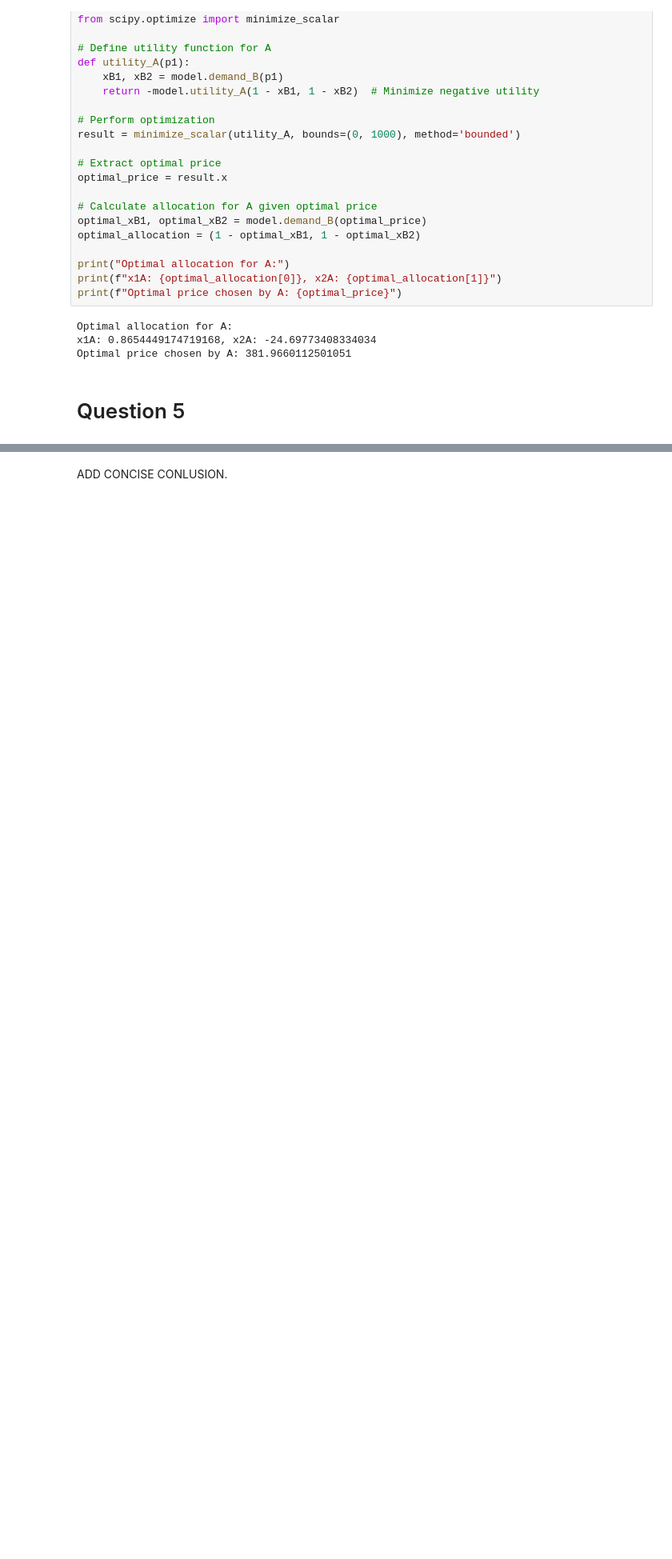
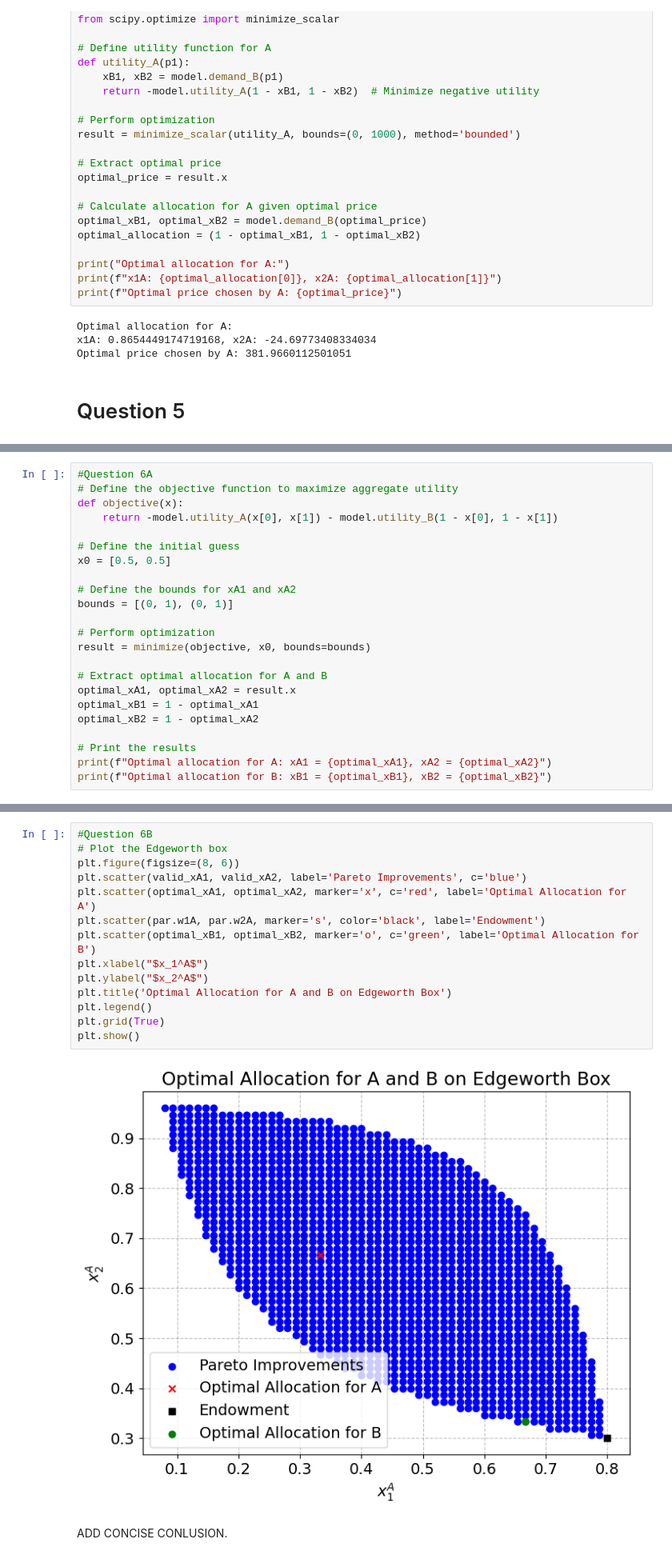
Before and after one commit to NumEconCopenhagen/projects-2024-sarah-og-pernille, a Jupyter notebook: inauguralproject/inauguralproject.ipynb, the cells around one changed output, grey strips where cells are left out. Shown at 80% size. Saved outputs shown, nothing was run; the diff lists cells and outputs as text; blank space fills up the shorter version.

```diff
--- a/inauguralproject/inauguralproject.ipynb
+++ b/inauguralproject/inauguralproject.ipynb
@@ -300,0 +302,23 @@ Utility for A: 0.4808224869622358
+# %%
+#Question 6A
+# Define the objective function to maximize aggregate utility
+def objective(x):
+    return -model.utility_A(x[0], x[1]) - model.utility_B(1 - x[0], 1 - x[1])
+
+# Define the initial guess
+x0 = [0.5, 0.5]
+
+# Define the bounds for xA1 and xA2
+bounds = [(0, 1), (0, 1)]
+
+# Perform optimization
+result = minimize(objective, x0, bounds=bounds)
+
+# Extract optimal allocation for A and B
+optimal_xA1, optimal_xA2 = result.x
+optimal_xB1 = 1 - optimal_xA1
+optimal_xB2 = 1 - optimal_xA2
+
+# Print the results
+print(f"Optimal allocation for A: xA1 = {optimal_xA1}, xA2 = {optimal_xA2}")
+print(f"Optimal allocation for B: xB1 = {optimal_xB1}, xB2 = {optimal_xB2}")
@@ -301,2 +328,18 @@ Utility for A: 0.4808224869622358
+# %%
+#Question 6B
+# Plot the Edgeworth box
+plt.figure(figsize=(8, 6))
+plt.scatter(valid_xA1, valid_xA2, label='Pareto Improvements', c='blue')
+plt.scatter(optimal_xA1, optimal_xA2, marker='x', c='red', label='Optimal Allocation for A')
+plt.scatter(par.w1A, par.w2A, marker='s', color='black', label='Endowment')
+plt.scatter(optimal_xB1, optimal_xB2, marker='o', c='green', label='Optimal Allocation for B')
+plt.xlabel("$x_1^A$")
+plt.ylabel("$x_2^A$")
+plt.title('Optimal Allocation for A and B on Edgeworth Box')
+plt.legend()
+plt.grid(True)
+plt.show()
+# %% [output]
+[figure, added]
 # %% [markdown]
 ADD CONCISE CONLUSION.
```
Also changed, not shown: parts of 5 cells of this notebook.
